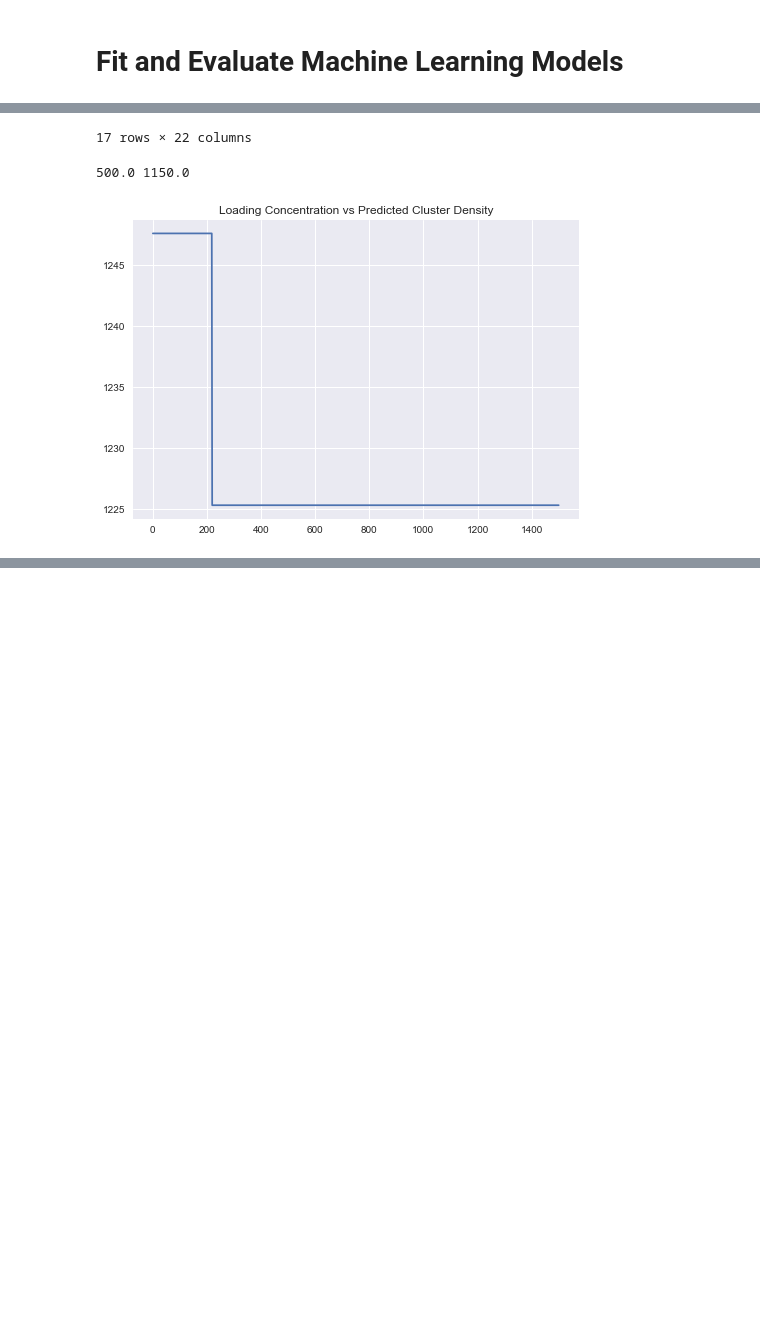
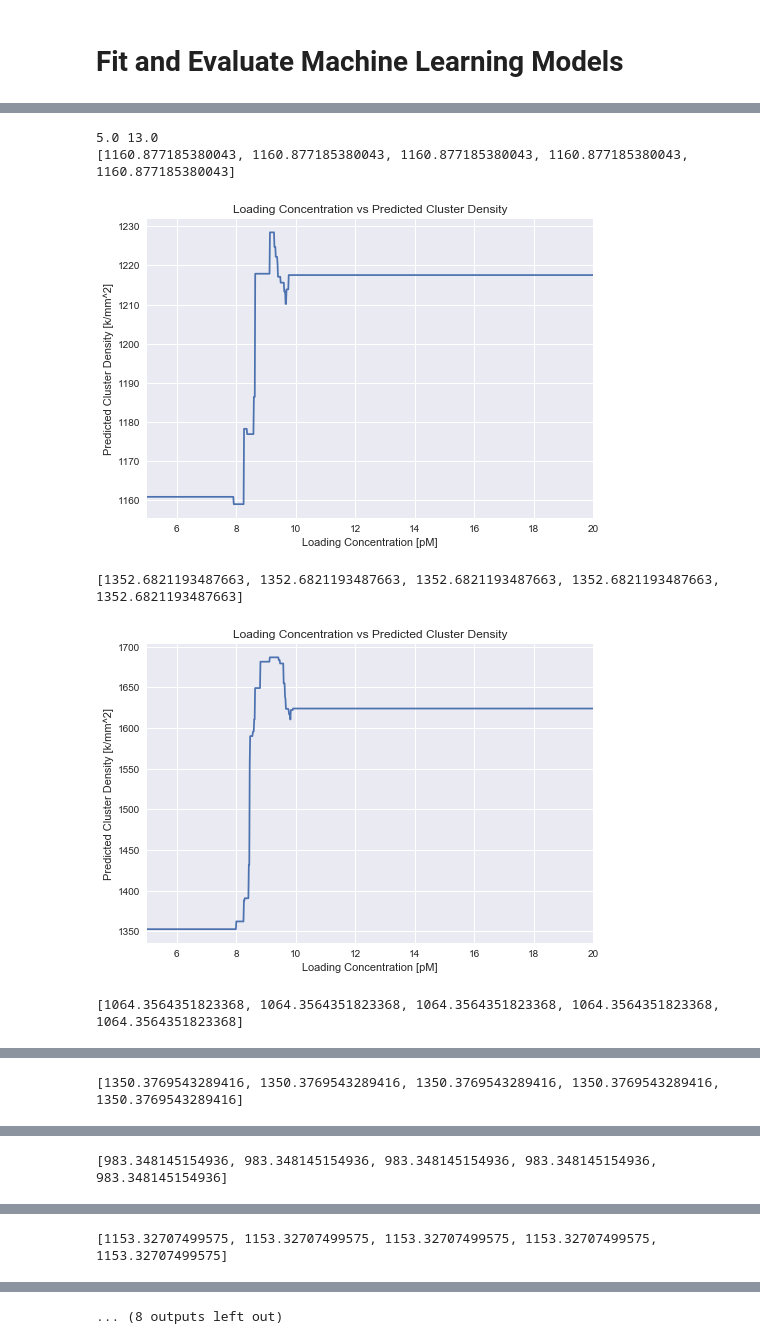
Before and after one commit to JBEI/library_loading_concentration_prediction, a Jupyter notebook: ClusterDensityPrediction.ipynb, the cells around one changed output, grey strips where cells are left out. Saved outputs shown, nothing was run; the diff lists cells and outputs as text; code cells hidden in the pictures; blank space fills up the shorter version.

```diff
--- a/ClusterDensityPrediction.ipynb
+++ b/ClusterDensityPrediction.ipynb
@@ -229,24 +299,29 @@ plt.show()
 # %%
-def predict_loading_concentration(spectra,model,low=0,high=1500,n=1000):
+def predict_loading_concentration(spectra,model,low=5,high=20,n=1000):
     cluster_densities = []
     loading_concentrations = np.linspace(low,high,n)
     for lc in loading_concentrations:
-        X = np.append(spectra,lc*100).reshape(1,-1)
+        X = np.append(lc,spectra).reshape(1,-1)
         y = model.predict(X)
         cluster_densities.append(y[0])
 
     #print(cluster_densities)
     plt.plot(loading_concentrations,cluster_densities)
     plt.title('Loading Concentration vs Predicted Cluster Density')
+    plt.xlabel('Loading Concentration [pM]')
+    plt.ylabel('Predicted Cluster Density [k/mm^2]')
+    plt.xlim([low,high])
     plt.show()
 
-display(df)
+#display(df)
 
 print(min(df['Library Loading Concentration']),max(df['Library Loading Concentration']))
 columns = [column for column in df.columns if not column in ['Cluster Density','Library Loading Concentration'] ]
-spectra = df[columns].iloc[0].values
+spectra = df[columns].iloc[3].values
 #plt.plot(spectra)
 #plt.show()
 
-predict_loading_concentration(spectra,model)
+for i in range(10):
+    spectra = df[columns].iloc[i].values
+    predict_loading_concentration(spectra,model)
 # %% [output]
@@ -271,3 +328,6 @@ predict_loading_concentration(spectra,model)
-17 rows × 22 columns
+5.0 13.0
+[1160.877185380043, 1160.877185380043, 1160.877185380043, 1160.877185380043, 1160.877185380043]
+[figure, new version]
-500.0 1150.0
+[1352.6821193487663, 1352.6821193487663, 1352.6821193487663, 1352.6821193487663, 1352.6821193487663]
-[figure, old version]
+[figure, added]
+[1064.3564351823368, 1064.3564351823368, 1064.3564351823368, 1064.3564351823368, 1064.3564351823368]
@@ -273,0 +335 @@ predict_loading_concentration(spectra,model)
+[1350.3769543289416, 1350.3769543289416, 1350.3769543289416, 1350.3769543289416, 1350.3769543289416]
@@ -273,0 +337 @@ predict_loading_concentration(spectra,model)
+[983.348145154936, 983.348145154936, 983.348145154936, 983.348145154936, 983.348145154936]
@@ -273,0 +339 @@ predict_loading_concentration(spectra,model)
+[1153.32707499575, 1153.32707499575, 1153.32707499575, 1153.32707499575, 1153.32707499575]
@@ -273,0 +341 @@ predict_loading_concentration(spectra,model)
+... (8 outputs left out)
```
Also changed, not shown: parts of 7 cells of this notebook, 2 other files.
